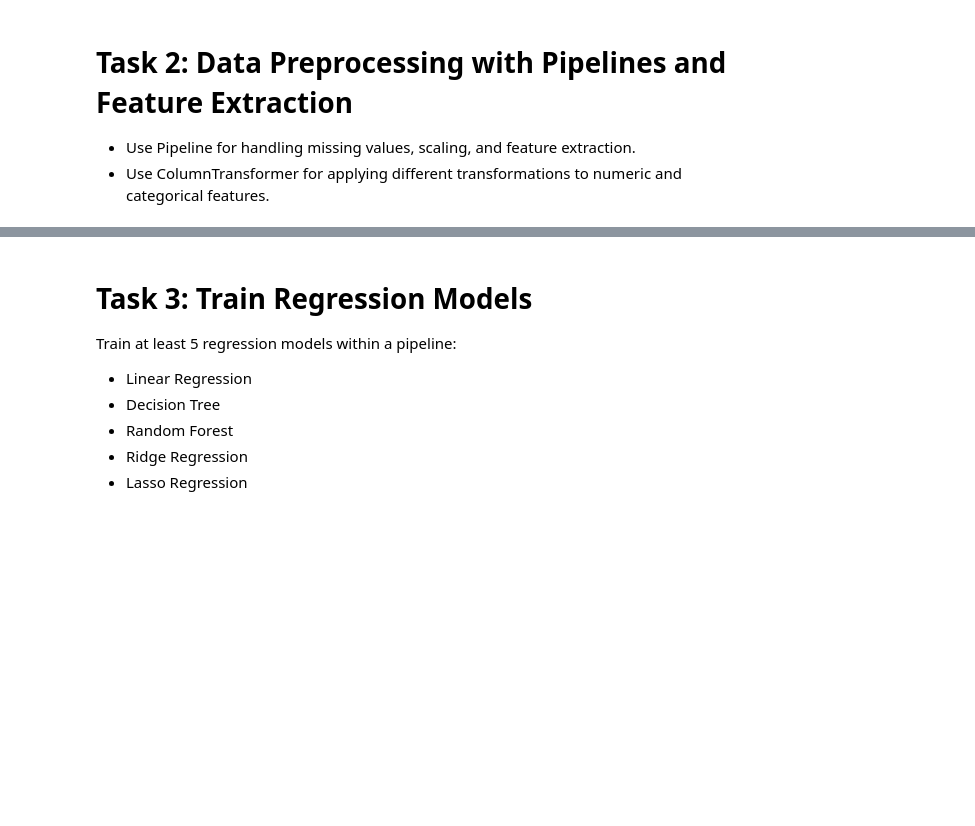
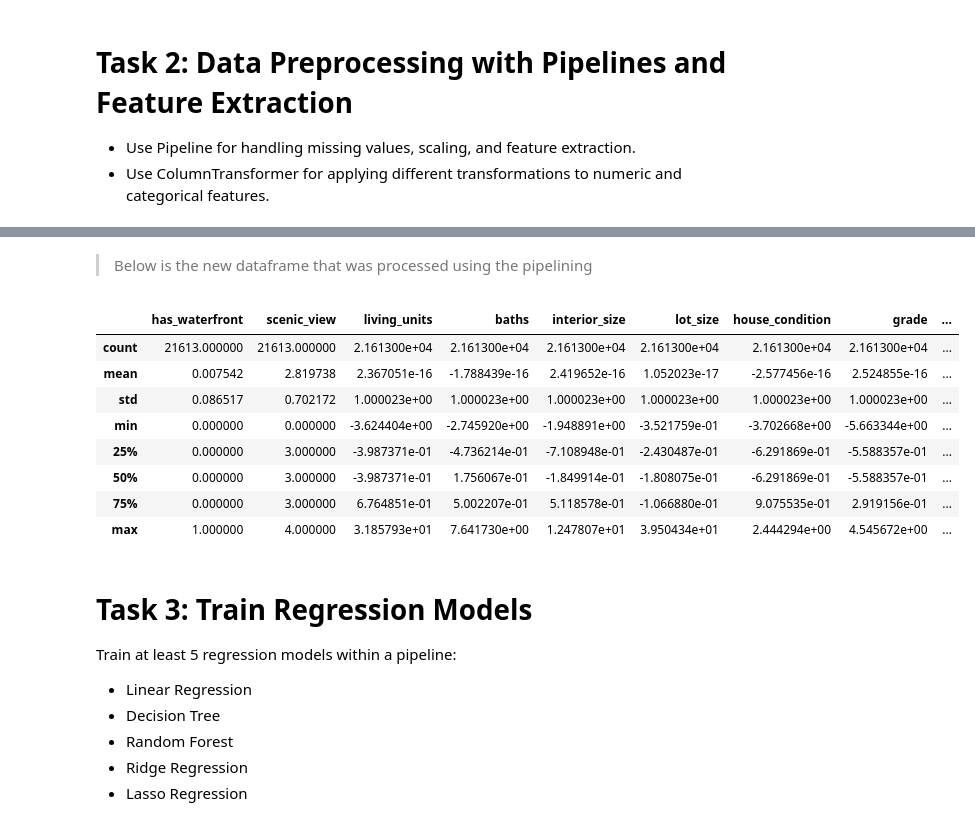
Before and after one commit to Abel-Lagonell/Machine_Learning, a Jupyter notebook: Project_1_Regression_Models.ipynb, the cells around one changed output, grey strips where cells are left out. Cells and saved outputs as stored; diff of their text form; code cells hidden in the pictures; blank space fills up the shorter version.

```diff
--- a/Project_1_Regression_Models.ipynb
+++ b/Project_1_Regression_Models.ipynb
@@ -109,0 +132,38 @@ df
+# %%
+from sklearn.preprocessing import StandardScaler, OrdinalEncoder, MinMaxScaler
+from sklearn.pipeline import Pipeline, make_pipeline
+from sklearn.compose import ColumnTransformer
+from sklearn.impute import SimpleImputer
+import numpy as np
+
+numeric_preprocessor_std = Pipeline([
+    ('imputer', SimpleImputer(strategy='mean')),
+    ('scaler', StandardScaler())
+])
+
+numeric_preprocessor_minmax = Pipeline([
+    ('imputer', SimpleImputer(strategy='mean')),
+    ('scaler', MinMaxScaler())
+])
+
+categorical_preprocessor = Pipeline([
+    ('imputer', SimpleImputer(fill_value='missing', strategy='constant')),
+    ('onehot', OrdinalEncoder())
+])
+
+std_numerical_columns = list(df.select_dtypes(['float64', 'int64']).columns)
+#Min maxing these columns because they have the most irregularity within the other groups
+# Both num_floors and zip_code have two bumps and yearbuilt is uniform enough with teh estimated value and too skeewed in terms of data points towards newer houses
+minmax_numerical_columns = ['num_floors', 'year_built', 'zipcode', 'id']
+for col in minmax_numerical_columns:
+    std_numerical_columns.remove(col)
+
+std_numerical_columns.remove("estimated_value")
+
+preprocessor = ColumnTransformer([
+    ('categorical', categorical_preprocessor, ['has_waterfront', 'scenic_view']),
+    ('numerical std', numeric_preprocessor_std, std_numerical_columns),
+    ('numerical minmax', numeric_preprocessor_minmax, minmax_numerical_columns)
+])
+
+preprocessor
@@ -110,3 +189,17 @@ df
+# %% [markdown]
+> Below is the new dataframe that was processed using the pipelining
+# %%
+pd.DataFrame(preprocessor.fit_transform(df), columns=['has_waterfront', 'scenic_view'] + std_numerical_columns + minmax_numerical_columns).describe()
+# %% [output]
+|  | has_waterfront | scenic_view | living_units | baths | interior_size | lot_size | house_condition | grade | ... |
+| count | 21613.000000 | 21613.000000 | 2.161300e+04 | 2.161300e+04 | 2.161300e+04 | 2.161300e+04 | 2.161300e+04 | 2.161300e+04 | ... |
+| mean | 0.007542 | 2.819738 | 2.367051e-16 | -1.788439e-16 | 2.419652e-16 | 1.052023e-17 | -2.577456e-16 | 2.524855e-16 | ... |
+| std | 0.086517 | 0.702172 | 1.000023e+00 | 1.000023e+00 | 1.000023e+00 | 1.000023e+00 | 1.000023e+00 | 1.000023e+00 | ... |
+| min | 0.000000 | 0.000000 | -3.624404e+00 | -2.745920e+00 | -1.948891e+00 | -3.521759e-01 | -3.702668e+00 | -5.663344e+00 | ... |
+| 25% | 0.000000 | 3.000000 | -3.987371e-01 | -4.736214e-01 | -7.108948e-01 | -2.430487e-01 | -6.291869e-01 | -5.588357e-01 | ... |
+| 50% | 0.000000 | 3.000000 | -3.987371e-01 | 1.756067e-01 | -1.849914e-01 | -1.808075e-01 | -6.291869e-01 | -5.588357e-01 | ... |
+| 75% | 0.000000 | 3.000000 | 6.764851e-01 | 5.002207e-01 | 5.118578e-01 | -1.066880e-01 | 9.075535e-01 | 2.919156e-01 | ... |
+| max | 1.000000 | 4.000000 | 3.185793e+01 | 7.641730e+00 | 1.247807e+01 | 3.950434e+01 | 2.444294e+00 | 4.545672e+00 | ... |
 # %% [markdown]
 # Task 3: Train Regression Models
 Train at least 5 regression models within a pipeline:
```
Also changed, not shown: parts of 15 cells of this notebook.
